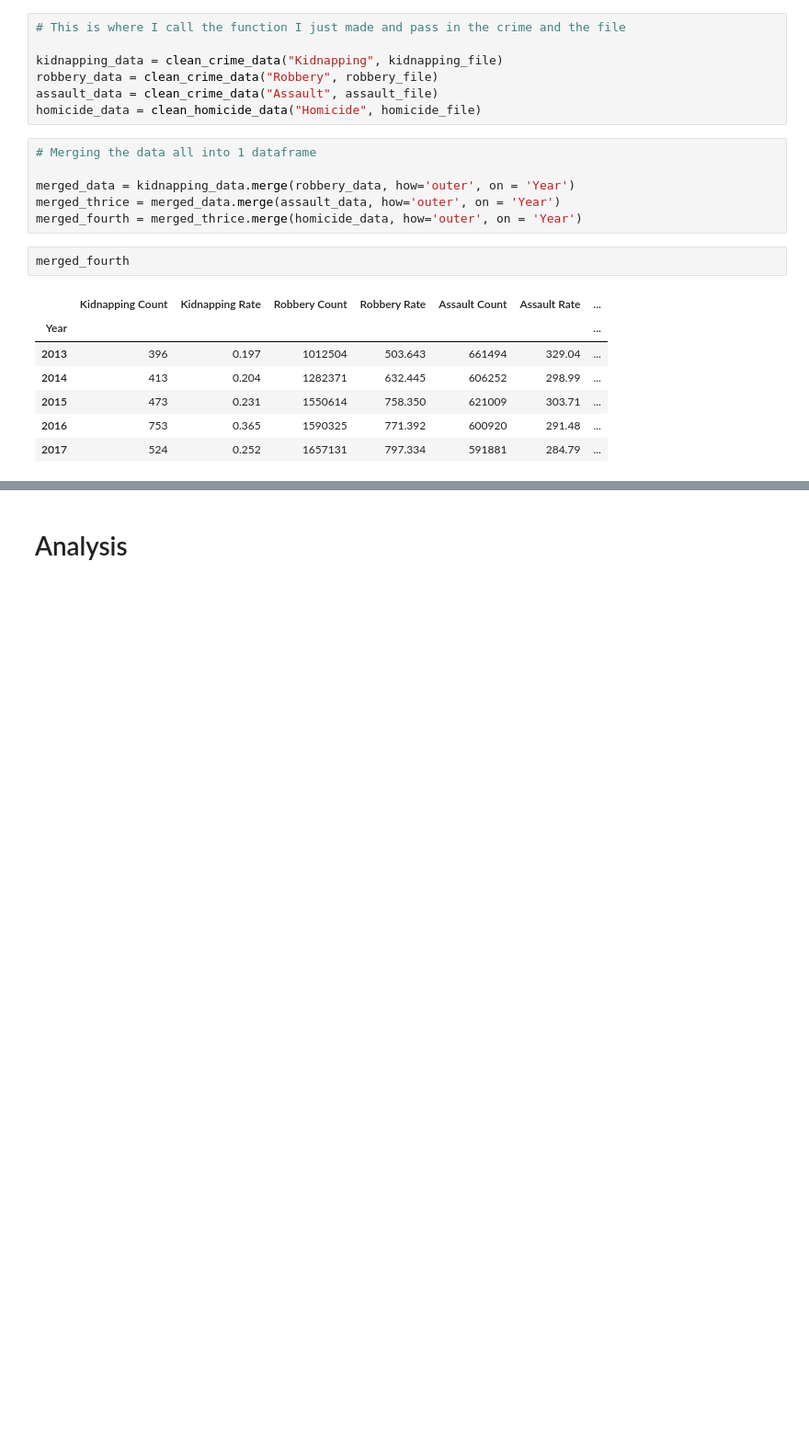
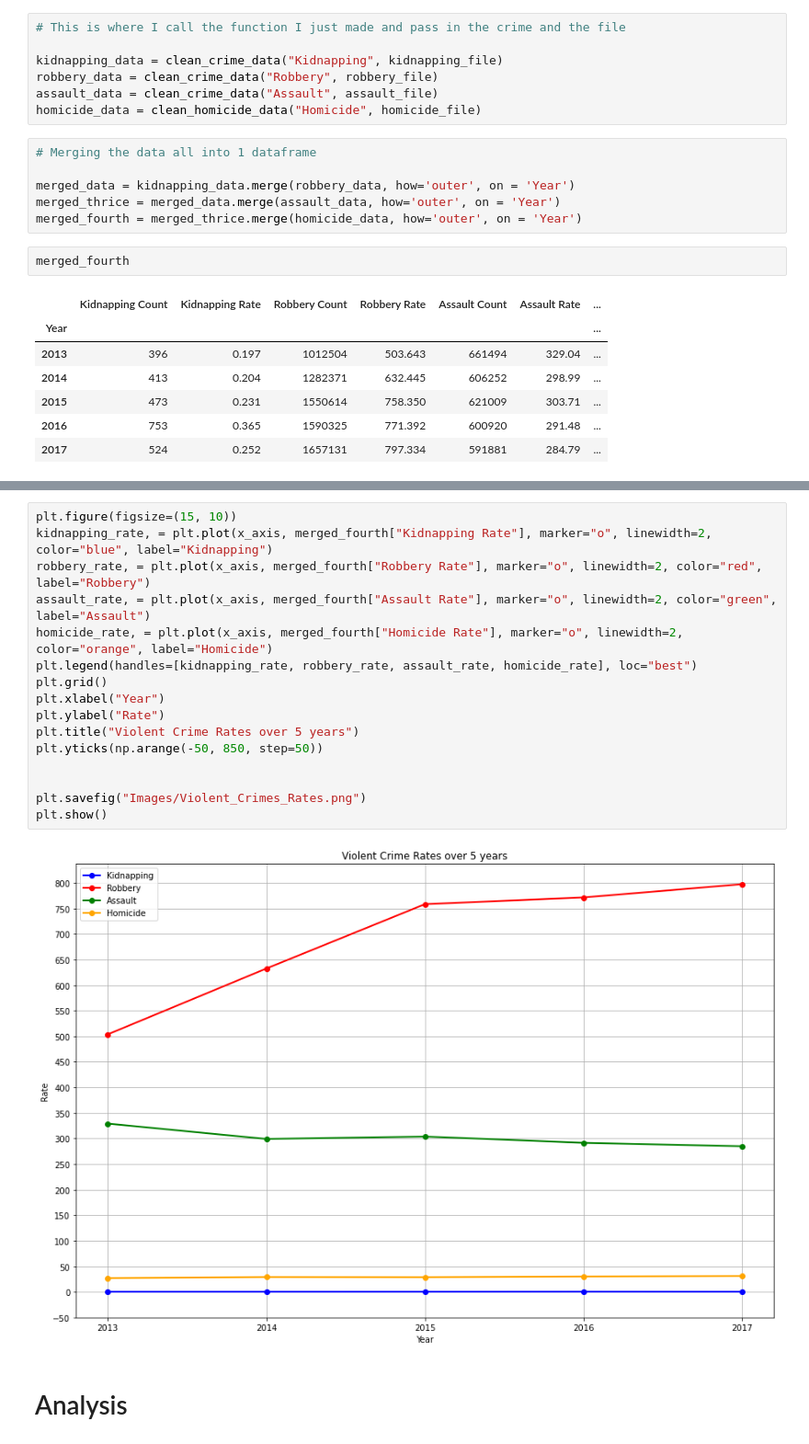
Before and after one commit to Trevor-Velez/project-1, a Jupyter notebook: Trevor Velez/Crime Rates - Final Look.ipynb, the cells around one changed output, grey strips where cells are left out. Shown: that part at 92% size. Drawn from its saved outputs; the diff is of its cells as text; blank space fills up the shorter version.

Commit message:
Added a final figure, showing rates of violent crimes over the years

```diff
--- a/Trevor Velez/Crime Rates - Final Look.ipynb
+++ b/Trevor Velez/Crime Rates - Final Look.ipynb
@@ -186,5 +186,23 @@ plt.savefig("Images/Violent_Crimes_All_Together.png")
 plt.show()
 # %% [output]
 [figure]
+# %%
+plt.figure(figsize=(15, 10))
+kidnapping_rate, = plt.plot(x_axis, merged_fourth["Kidnapping Rate"], marker="o", linewidth=2, color="blue", label="Kidnapping")
+robbery_rate, = plt.plot(x_axis, merged_fourth["Robbery Rate"], marker="o", linewidth=2, color="red", label="Robbery")
+assault_rate, = plt.plot(x_axis, merged_fourth["Assault Rate"], marker="o", linewidth=2, color="green", label="Assault")
+homicide_rate, = plt.plot(x_axis, merged_fourth["Homicide Rate"], marker="o", linewidth=2, color="orange", label="Homicide")
+plt.legend(handles=[kidnapping_rate, robbery_rate, assault_rate, homicide_rate], loc="best")
+plt.grid()
+plt.xlabel("Year")
+plt.ylabel("Rate")
+plt.title("Violent Crime Rates over 5 years")
+plt.yticks(np.arange(-50, 850, step=50))
+
+
+plt.savefig("Images/Violent_Crimes_Rates.png")
+plt.show()
+# %% [output]
+[figure, added]
 # %% [markdown]
 # Analysis
```
Also changed, not shown: parts of 1 cell of this notebook, 2 other files.
